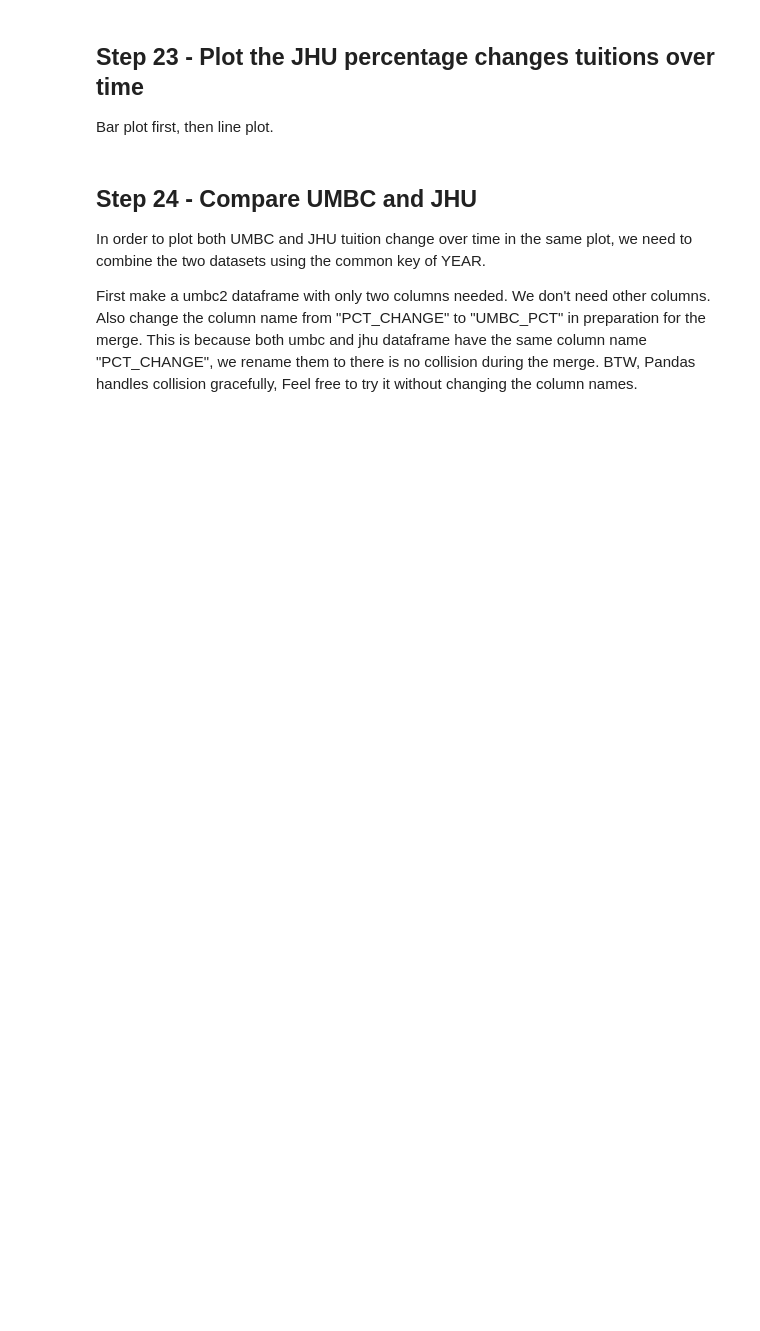
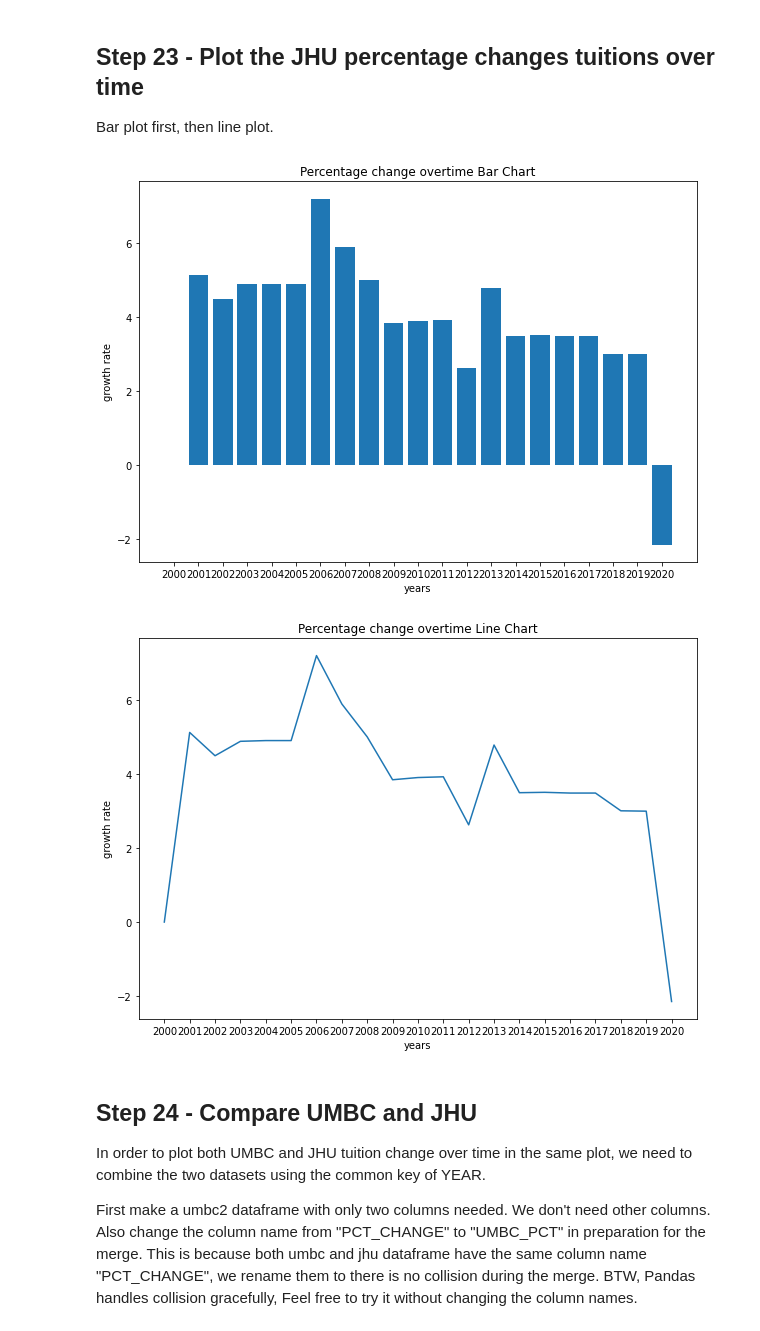
Before and after one commit to arthik1699/python-stats-dataviz, a Jupyter notebook: Assignment_06/assignments/assignment_06_colleges2/assignment_06.ipynb, the cells around one changed output. Cells and saved outputs as stored; diff of their text form; code cells hidden in the pictures; blank space fills up the shorter version.

```diff
--- a/Assignment_06/assignments/assignment_06_colleges2/assignment_06.ipynb
+++ b/Assignment_06/assignments/assignment_06_colleges2/assignment_06.ipynb
@@ -374,0 +830,4 @@ Let's plot bar and then line chart.
+# %%
+tution_list = df_4["TUITIONFEE_IN"].to_list()
+print(tution_list)
+print(len(tution_list))
@@ -374,0 +837,6 @@ Let's plot bar and then line chart.
+# %%
+result = []
+result = growth_rate(tution_list)    #calling the function
+
+print(result)
+print(len(result))
@@ -374,0 +848,4 @@ Let's plot bar and then line chart.
+# %%
+new_list = [round(i,2) for i in result]
+print(len(new_list))
+print(new_list)
@@ -376,3 +856,5 @@ Let's plot bar and then line chart.
 ## Step 22 - Add the list of percentage changes to the dataframe as a new column ("PCT_CHANGE")
 # %%
 #(Write code here)
+df_4.insert(4, "PCT_CHANGE", new_list, allow_duplicates = True)
+df_4
@@ -385,3 +883,35 @@ Bar plot first, then line plot.
+# %%
+#(Write code here)
+#Bar Chart
+from matplotlib import pyplot as plt
+tution_fee = df_4["PCT_CHANGE"]
+year = df_4["year"]
+
+fig = plt.figure(figsize =(10, 7))
+
+plt.bar(year,tution_fee)
+
+plt.xlabel("years")
+plt.ylabel("growth rate")
+plt.title("Percentage change overtime Bar Chart")
+plt.show()
+
+
+#Line Chart
+tution_fee = df_4["PCT_CHANGE"]
+year = df_4["year"]
+
+fig = plt.figure(figsize =(10, 7))
+
+plt.plot(year,tution_fee)
+
+plt.xlabel("years")
+plt.ylabel("growth rate")
+plt.title("Percentage change overtime Line Chart")
+plt.show()
+# %% [output]
+[figure, added]
+[figure, added]
 # %% [markdown]
 ## Step 24 - Compare UMBC and JHU
 
```
Also changed, not shown: parts of 60 cells of this notebook.
